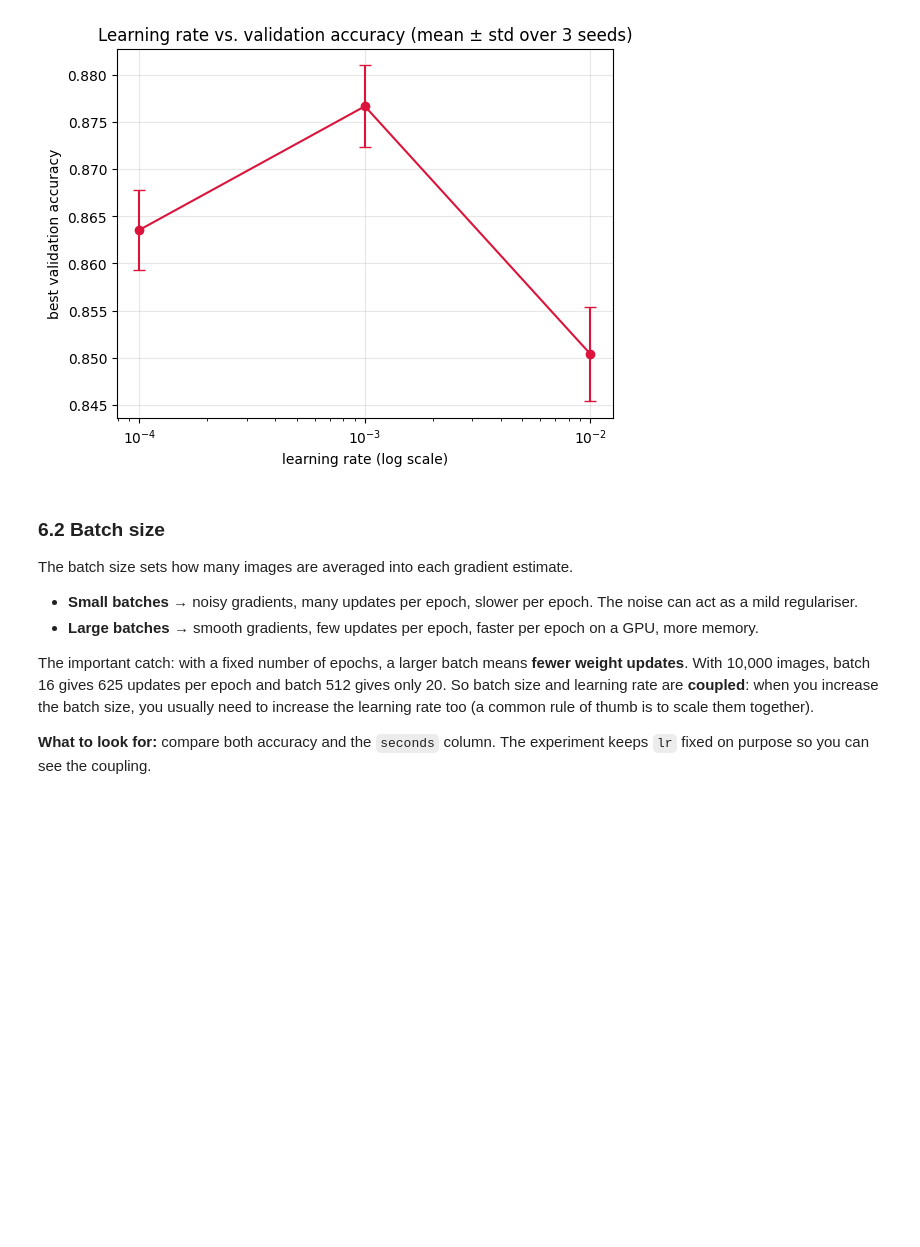
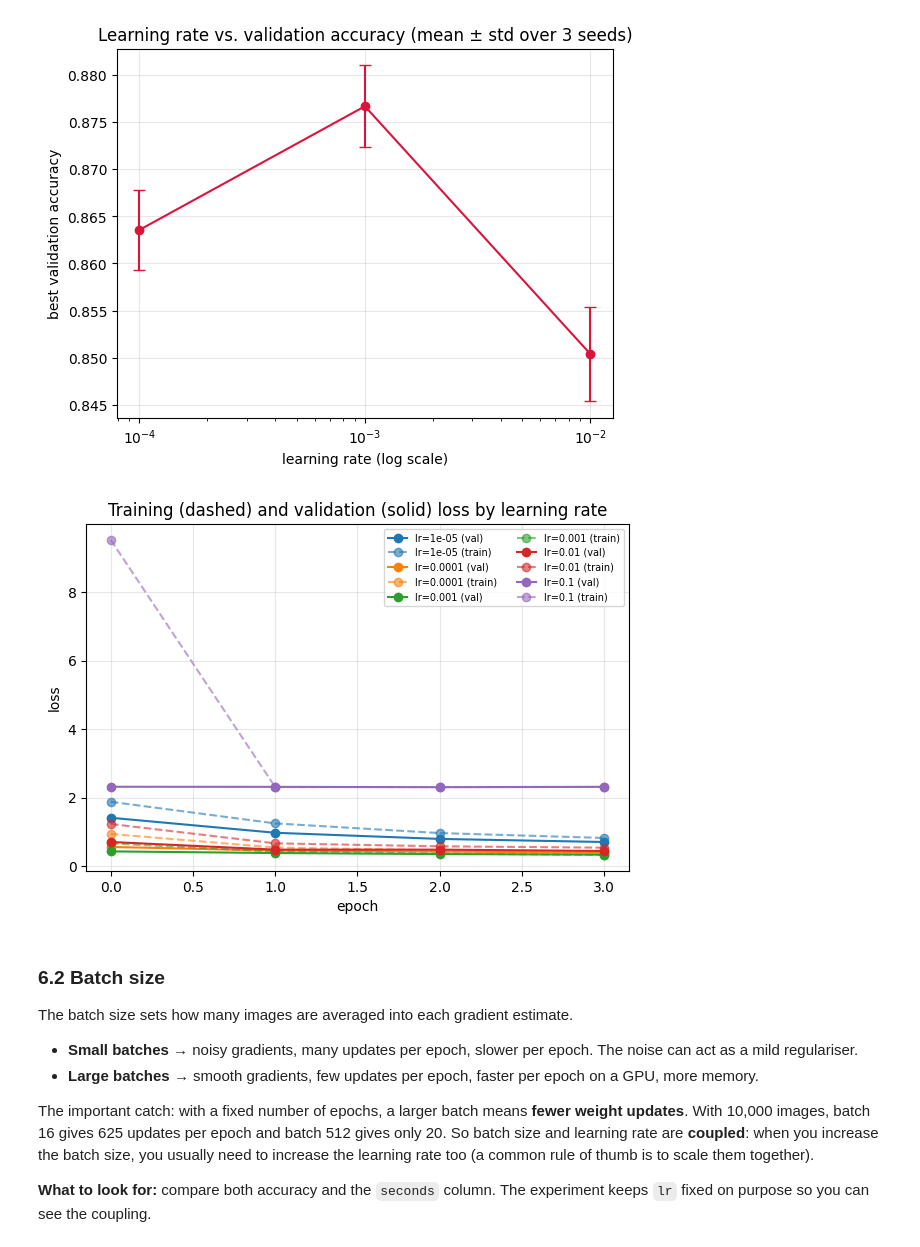
Before and after one commit to Arcel27/Bacuetes_Portfolio, a Jupyter notebook: Hyperparameters_(1).ipynb, the cells around one changed output. Saved outputs shown, nothing was run; the diff lists cells and outputs as text; code cells hidden in the pictures; blank space fills up the shorter version.

```diff
--- a/Hyperparameters_(1).ipynb
+++ b/Hyperparameters_(1).ipynb
@@ -718,6 +718,19 @@ plt.savefig("lr_seeds.png", dpi=150, bbox_inches="tight")
 plt.show()
 # %% [output]
 [figure]
+# %%
+fig, ax = plt.subplots(figsize=(7, 4.5))
+for label, r in lr_results.items():
+    h = r["history"]
+    line, = ax.plot(h["epoch"], h["val_loss"], "o-", label=f"{label} (val)")
+    ax.plot(h["epoch"], h["train_loss"], "o--", color=line.get_color(), alpha=0.6, label=f"{label} (train)")
+ax.set(xlabel="epoch", ylabel="loss", title="Training (dashed) and validation (solid) loss by learning rate")
+ax.grid(alpha=0.3)
+ax.legend(fontsize=7, ncol=2)
+plt.savefig("lr_train_val.png", dpi=150, bbox_inches="tight")
+plt.show()
+# %% [output]
+[figure, added]
 # %% [markdown]
 ### 6.2 Batch size
 
```
